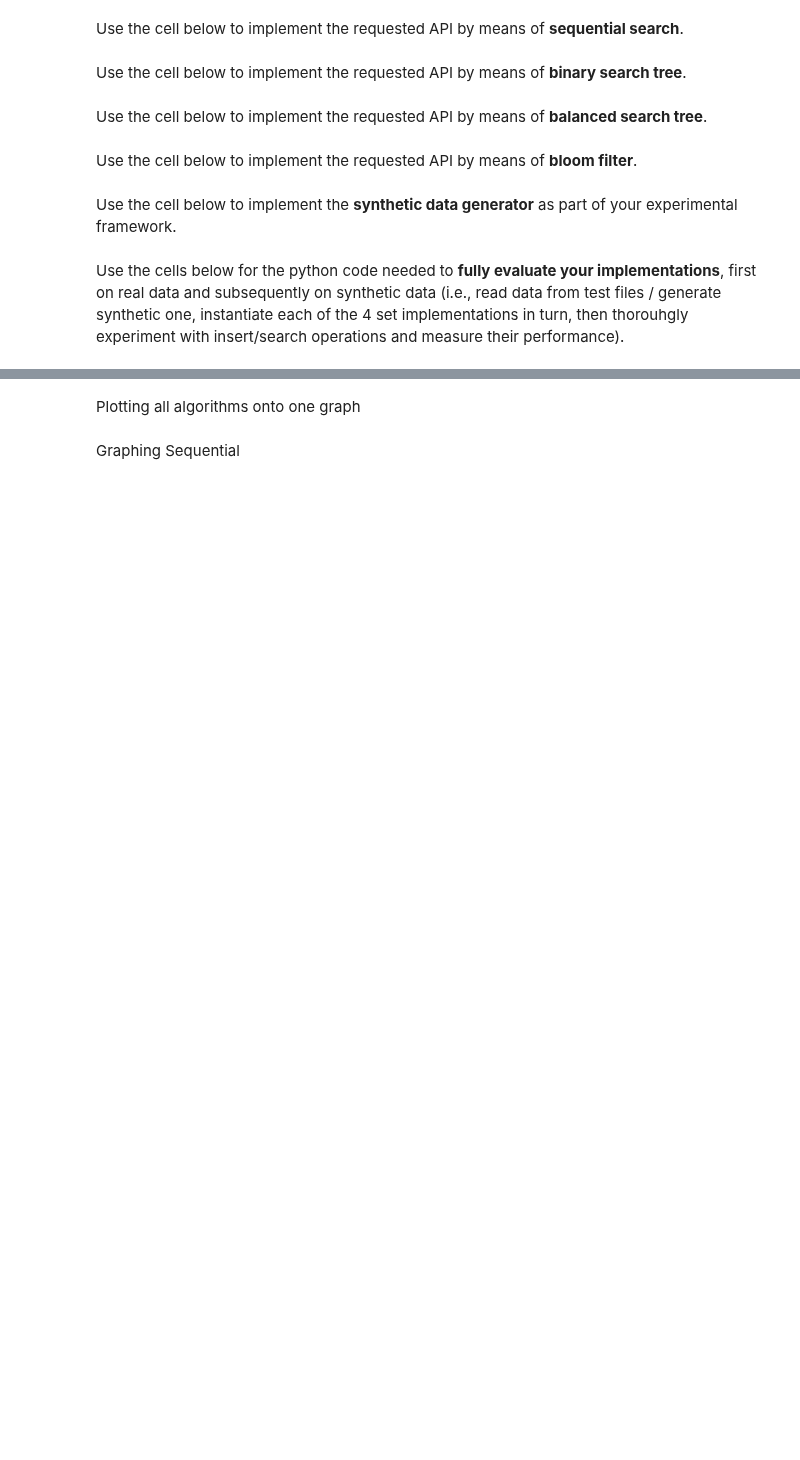
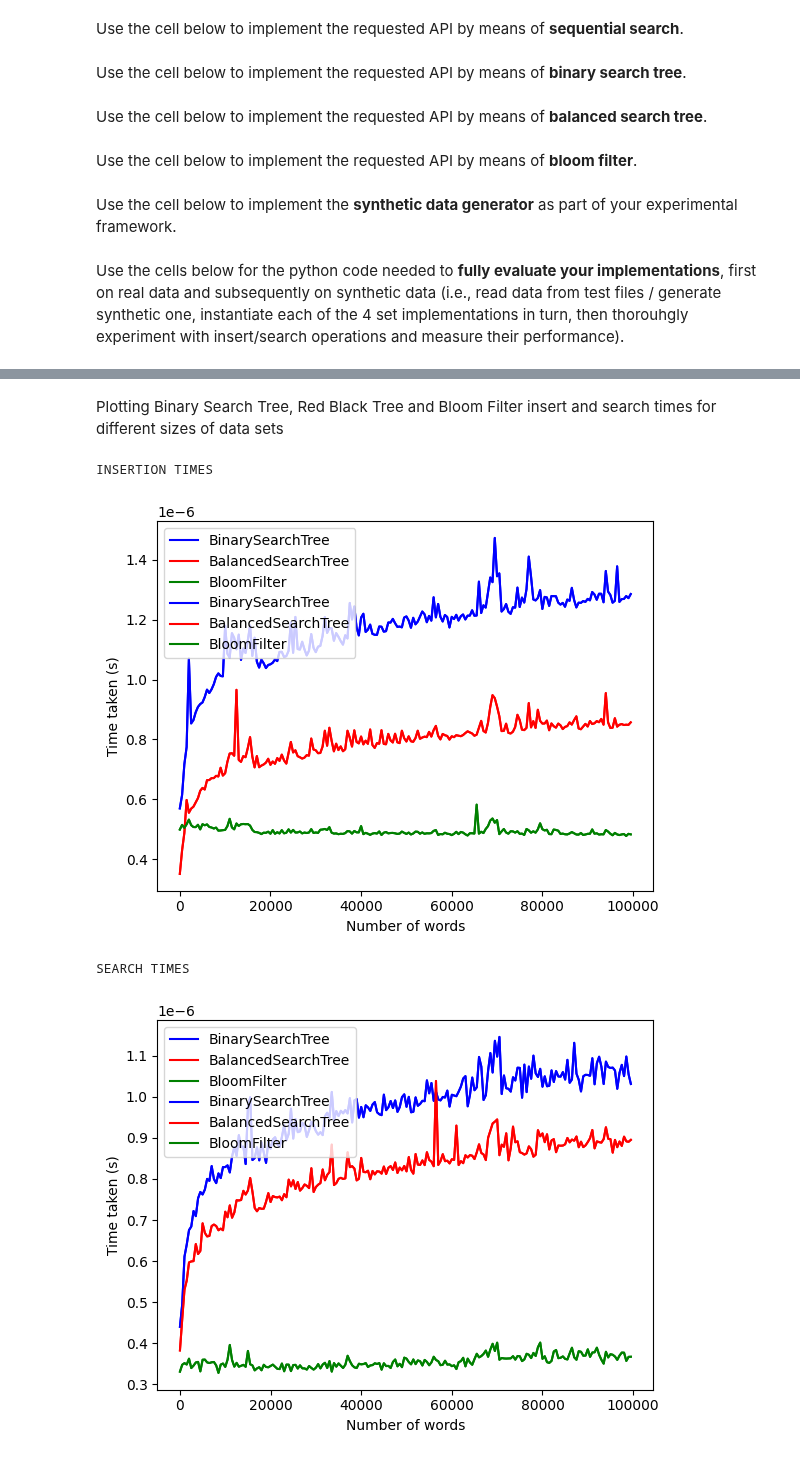
Before and after one commit to AntonZ2/search-algorithm-analysis, a Jupyter notebook: SetMembership.ipynb, the cells around one changed output, grey strips where cells are left out. Saved outputs shown, nothing was run; the diff lists cells and outputs as text; code cells hidden in the pictures; blank space fills up the shorter version.

```diff
--- a/SetMembership.ipynb
+++ b/SetMembership.ipynb
@@ -435,36 +424,0 @@ Search time: 0.000086 seconds
-# %%
-def initialise_structs():
-    return (SequentialSearchSet(), BinarySearchTreeSet(), BalancedSearchTreeSet(), BloomFilterSet()) # NOQA
-
-def insertTest(bst, text):
-    for word in text:
-        bst.insertElement(word)
-
-def searchTest(bst, text):
-    for word in text:
-        bst.searchElement(word)
-
-def insert_and_search(struct, text, searchtext):
-
-    insert_time = timeit.timeit(lambda: insertTest(struct, text), number=1)
-    search_time = timeit.timeit(lambda: searchTest(struct, searchtext), number=1)
-
-    print(f"Data structure: {struct.__class__.__name__[:-3]}")
-    print(f"Insertion time: {insert_time}")
-    print(f"Search time: {search_time}")
-
-n = 10000
-synthetic = TestDataGenerator()
-syn_data = synthetic.generateData(n)
-
-syn_search = synthetic.generateSearchSet(n//10)
-syn_data = synthetic.treeWorstCase(syn_data)
-
-def test_and_print():
-    bst, rbt, bloom = initialise_structs()[1:]
-    for struct in (bst, rbt, bloom):
-        insert_and_search(struct, syn_data, syn_search)
-
-    print()
-
-test_and_print()
@@ -514,5 +470,5 @@ Percentage of false positives: 99.34
-# %% [markdown]
-Plotting all algorithms onto one graph
+# %% [markdown]
+Plotting Binary Search Tree, Red Black Tree and Bloom Filter insert and search times for different sizes of data sets
 # %%
 import timeit
 import matplotlib.pyplot as plt
@@ -521,13 +477,13 @@ import gc
 
 def time_insert(search_alg, data):
     insert_time = timeit.timeit(lambda: [search_alg.insertElement(word)
-                                         for word in data], number=100)/100
+                                         for word in data], number=1000)/1000
     return insert_time
 
 
 def time_search(search_alg, search_set):
     search_time = timeit.timeit(lambda: [search_alg.searchElement(search_word)
-                                         for search_word in search_set], number=100)/100
+                                         for search_word in search_set], number=1000)/1000
     return search_time
 
 
@@ -556,34 +512,37 @@ def run_tests(total_size, test):
             results[alg_name]['search_times'].append(search_time/100)
     return results
 
 
 def plot_graph(bst, rbt, bf, input_sizes):
     plt.plot(input_sizes, bst, color='blue', label='BinarySearchTree')
     plt.plot(input_sizes, rbt, color='red', label='BalancedSearchTree')
     plt.plot(input_sizes, bf, color='green', label='BloomFilter')
     plt.plot(input_sizes, bst, color='blue', label='BinarySearchTree')
     plt.plot(input_sizes, rbt, color='red', label='BalancedSearchTree')
     plt.plot(input_sizes, bf, color='green', label='BloomFilter')
     plt.xlabel('Number of words')
     plt.ylabel('Time taken (s)')
     plt.legend()
     plt.show()
 
 
 def generate_graphs():
     test = TestDataGenerator()
     total_size = 100000
 
     results = run_tests(total_size, test)
 
-    input_sizes = range(0, total_size, 500)
+    input_sizes = range(0, total_size+1, 500)
 
     print("INSERTION TIMES")
     plot_graph(results['bst']['insert_times'], results['rbt']['insert_times'], results['bf']['insert_times'], input_sizes)
 
     print("SEARCH TIMES")
     plot_graph(results['bst']['search_times'], results['rbt']['search_times'], results['bf']['search_times'], input_sizes)
 
-#generate_graphs()
+generate_graphs()
+# %% [output]
+INSERTION TIMES
+[figure, added]
+SEARCH TIMES
+[figure, added]
-# %% [markdown]
-Graphing Sequential
```
Also changed, not shown: parts of 15 cells of this notebook.
